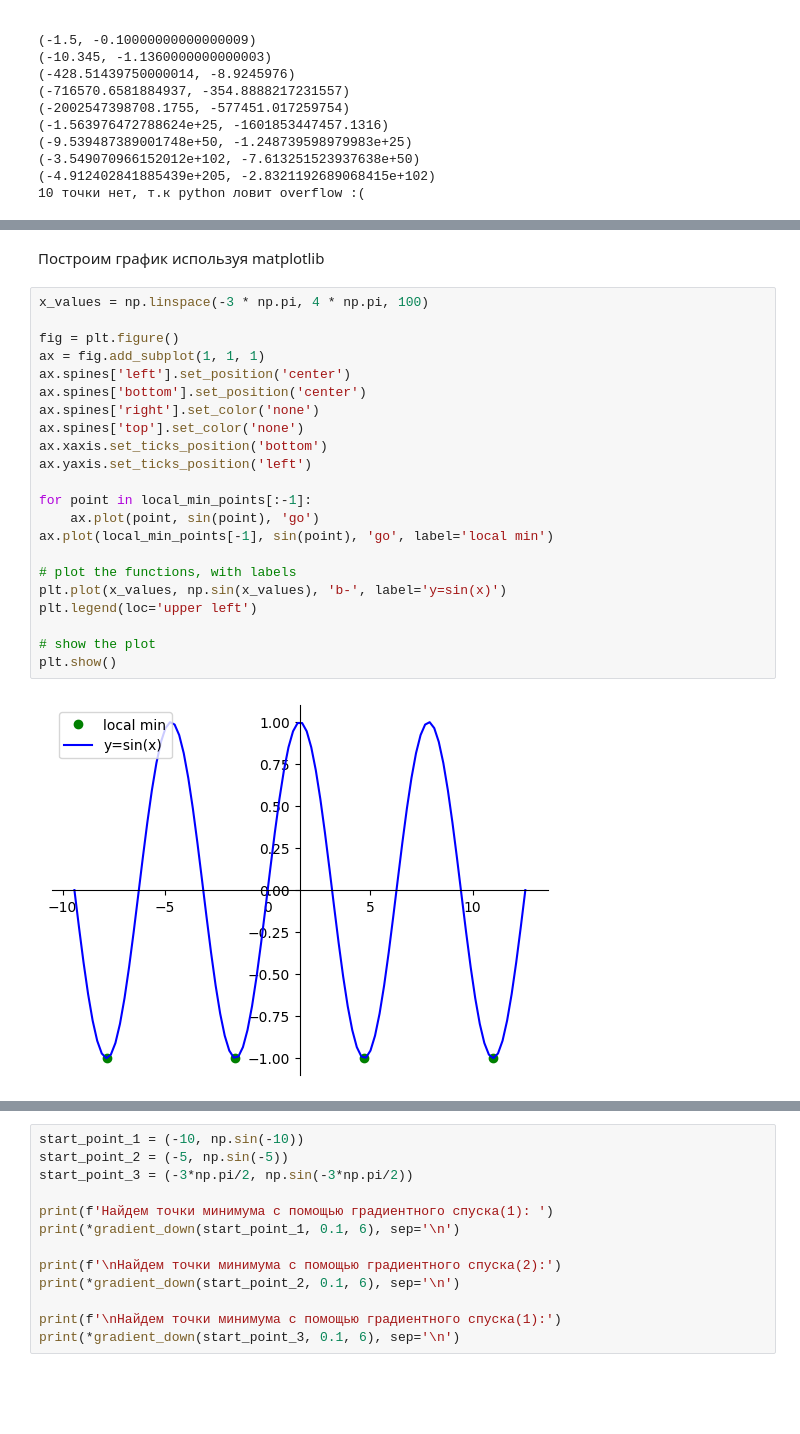
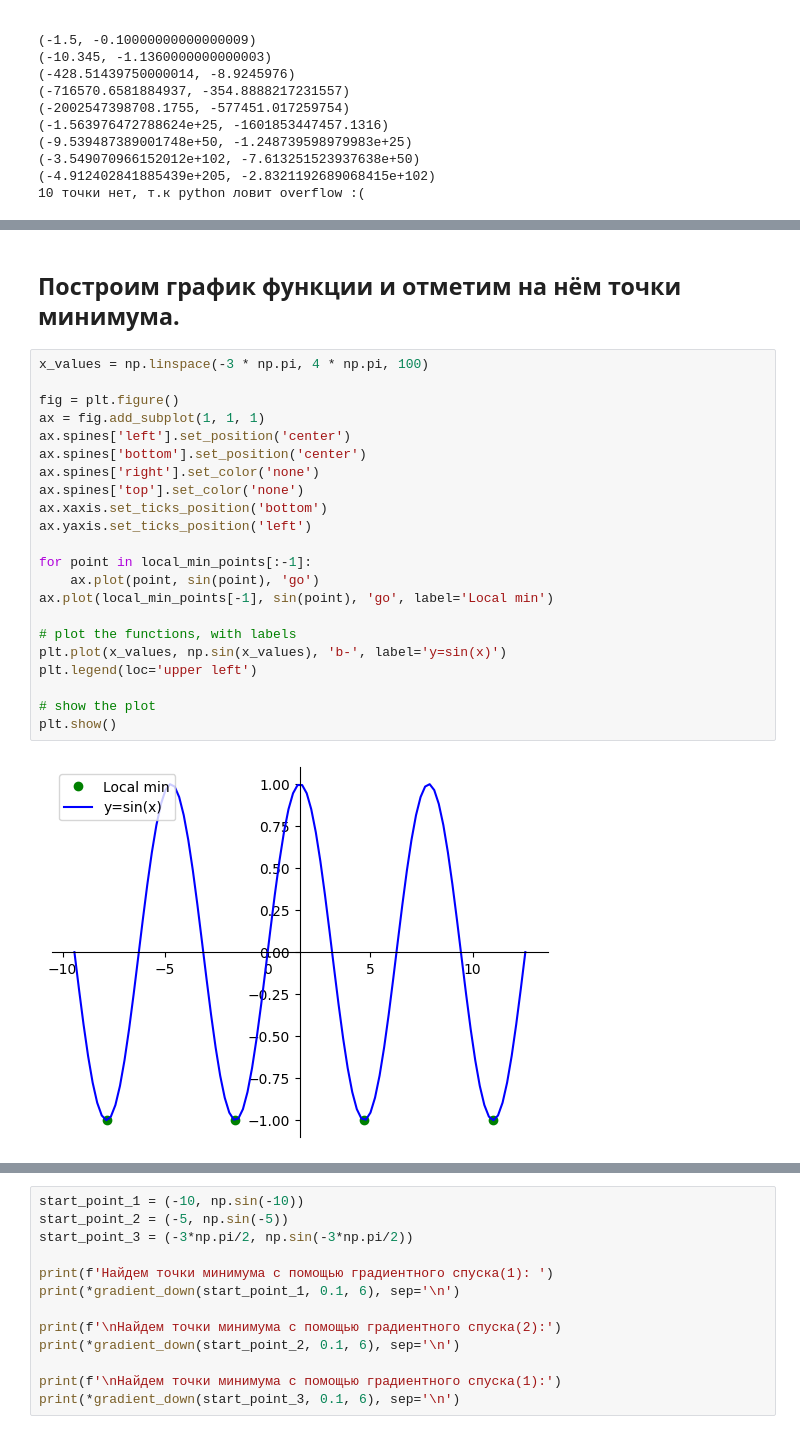
Before and after one commit to mav735/YandexLyceumML, a Jupyter notebook: seminar_4/task.ipynb, the cells around one changed output, grey strips where cells are left out. Cells and saved outputs as stored; diff of their text form; blank space fills up the shorter version.

```diff
--- a/seminar_4/task.ipynb
+++ b/seminar_4/task.ipynb
@@ -153,29 +230,29 @@ x: 4.71238898038469
 exact values:
 x: 3*pi/2
 # %% [markdown]
-Построим график используя matplotlib
+## Построим график функции и отметим на нём точки минимума.
 # %%
 x_values = np.linspace(-3 * np.pi, 4 * np.pi, 100)
 
 fig = plt.figure()
 ax = fig.add_subplot(1, 1, 1)
 ax.spines['left'].set_position('center')
 ax.spines['bottom'].set_position('center')
 ax.spines['right'].set_color('none')
 ax.spines['top'].set_color('none')
 ax.xaxis.set_ticks_position('bottom')
 ax.yaxis.set_ticks_position('left')
 
 for point in local_min_points[:-1]:
     ax.plot(point, sin(point), 'go')
-ax.plot(local_min_points[-1], sin(point), 'go', label='local min')
+ax.plot(local_min_points[-1], sin(point), 'go', label='Local min')
 
 # plot the functions, with labels
 plt.plot(x_values, np.sin(x_values), 'b-', label='y=sin(x)')
 plt.legend(loc='upper left')
 
 # show the plot
 plt.show()
 # %% [output]
-[figure, old version]
+[figure, new version]
 # %% [markdown]
```
Also changed, not shown: parts of 18 cells of this notebook.
